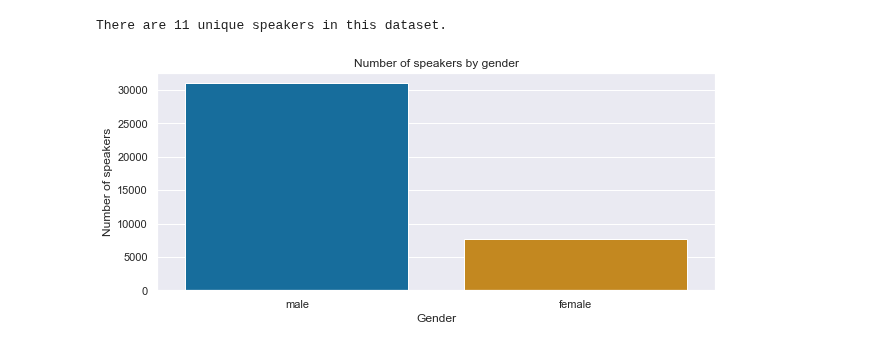
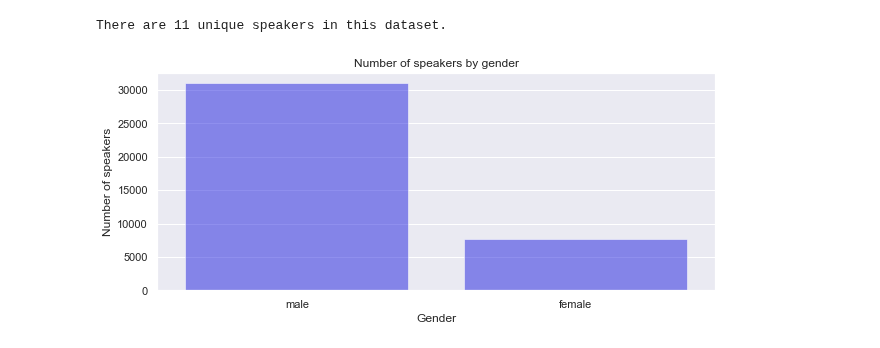
Before and after one commit to janougome/ADA-team, a Jupyter notebook: Descriptive tasks.ipynb, the cells around one changed output. Cells and saved outputs as stored; diff of their text form; code cells hidden in the pictures.

```diff
--- a/Descriptive tasks.ipynb
+++ b/Descriptive tasks.ipynb
@@ -88,11 +88,11 @@ dtype: int64
 ##TODO: try to label with 'Male' and 'Female' (il fait wtf la il devrait les mettre je comprends pas ce qu'il fout...)
 # %%
 #Barplot to see how many quotations attributed to each gender
-sns.set(rc = {'figure.figsize':(10,4)})
-sns.set_palette('colorblind')
-ax = sns.barplot(x = major_gender_and_others.index, y = major_gender_and_others.values, data=major_gender_and_others)
+#sns.set(rc = {'figure.figsize':(10,4)})
+#sns.set_palette('colorblind')
+#ax = sns.barplot(x = major_gender_and_others.index, y = major_gender_and_others.values, data=major_gender_and_others)
 #ax.set_xticklabels(major_gender_and_others.index);
-ax.set_yscale("log")
-plt.title('Number of citations by gender');
-plt.ylabel('Number of citations');
-plt.xlabel('Gender');
+#ax.set_yscale("log")
+#plt.title('Number of citations by gender');
+#plt.ylabel('Number of citations');
+#plt.xlabel('Gender');
@@ -153,9 +165,9 @@ unique_speaker_gender = unique_speaker.index.to_list()
 #Count the number of male speakers, and the number of female speakers
 speaker_HF = Counter([x[1] for x in unique_speaker_gender])
 # %%
-ax = sns.barplot(x=list(speaker_HF.keys()), y=list(speaker_HF.values()))
+ax = sns.barplot(x=list(speaker_HF.keys()), y=list(speaker_HF.values()),alpha=0.5,color="blue")
 plt.title('Number of speakers by gender');
 plt.ylabel('Number of speakers');
 plt.xlabel('Gender');
 # %% [output]
-[figure, old version]
+[figure, new version]
```
Also changed, not shown: parts of 4 cells of this notebook, 1 other file.
